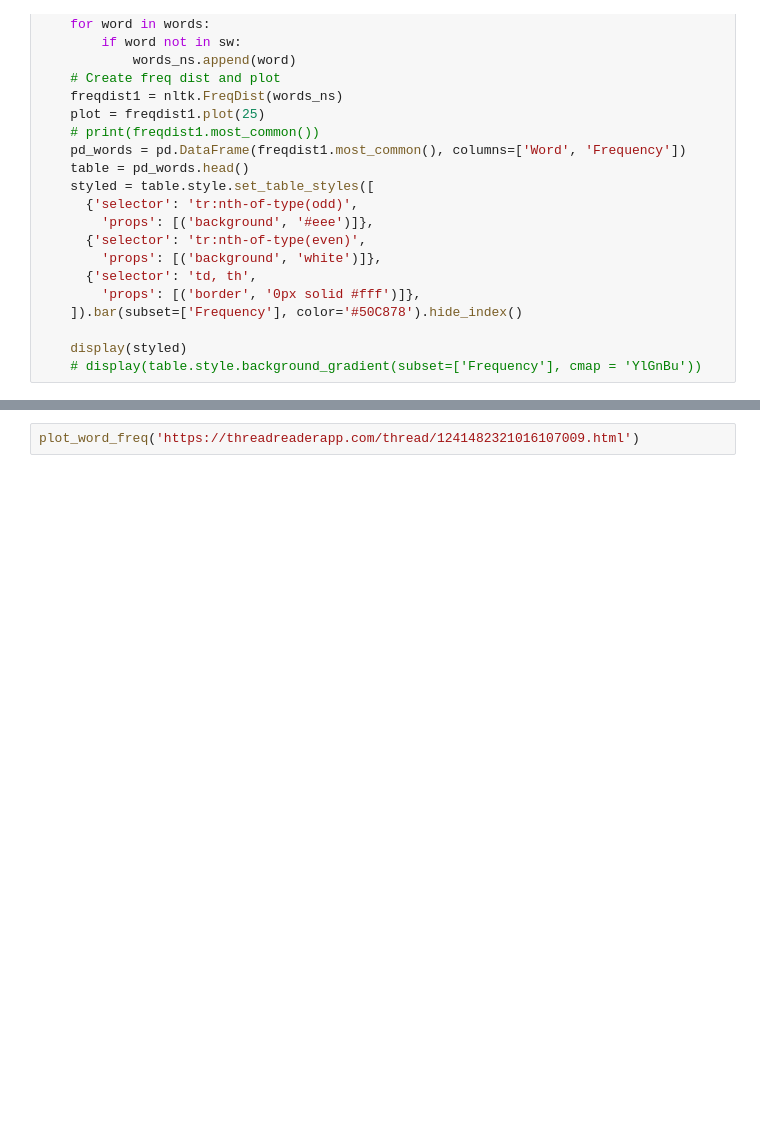
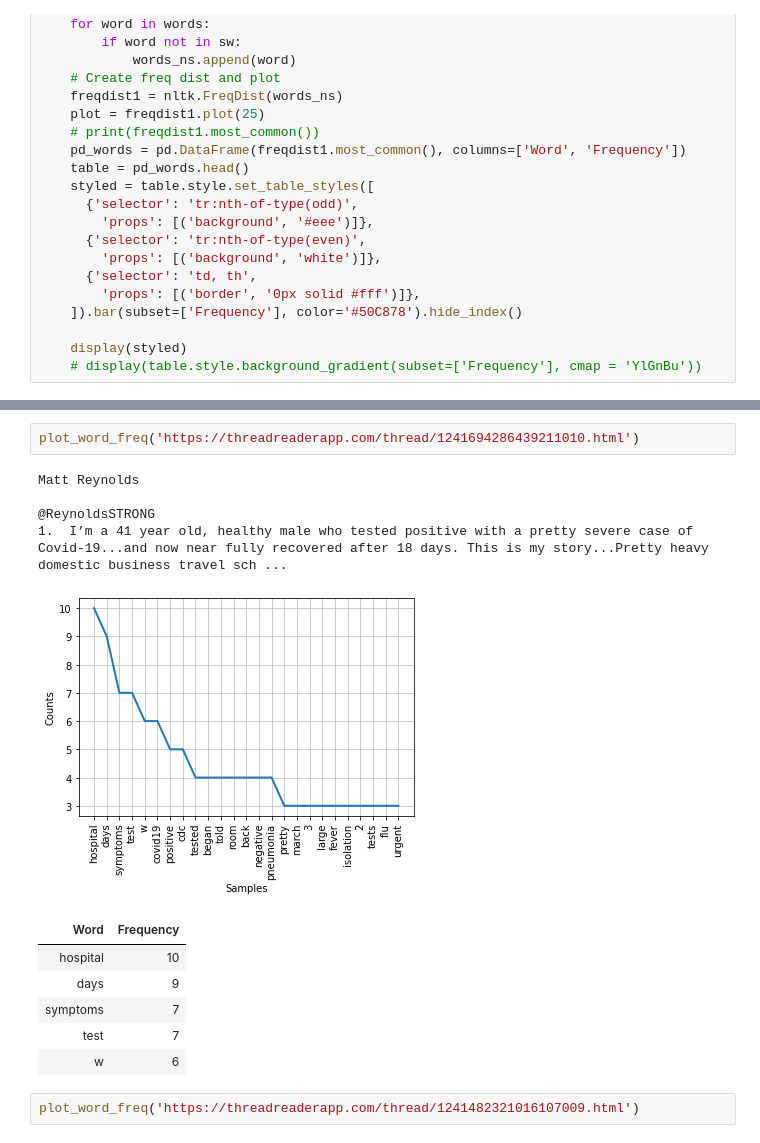
Before and after one commit to adg29/jupyter-sandbox, a Jupyter notebook: Word_frequencies_in_threadreaderapp_twitter_threads.ipynb, the cells around one changed output, grey strips where cells are left out. Saved outputs shown, nothing was run; the diff lists cells and outputs as text; blank space fills up the shorter version.

```diff
--- a/Word_frequencies_in_threadreaderapp_twitter_threads.ipynb
+++ b/Word_frequencies_in_threadreaderapp_twitter_threads.ipynb
@@ -90,3 +101,17 @@ def plot_word_freq(url):
+# %%
+plot_word_freq('https://threadreaderapp.com/thread/1241694286439211010.html')
+# %% [output]
+Matt Reynolds
+
+@ReynoldsSTRONG
+1.  I’m a 41 year old, healthy male who tested positive with a pretty severe case of Covid-19...and now near fully recovered after 18 days. This is my story...Pretty heavy domestic business travel sch ...
+[figure, added]
+| Word | Frequency |
+| hospital | 10 |
+| days | 9 |
+| symptoms | 7 |
+| test | 7 |
+| w | 6 |
 # %%
 plot_word_freq('https://threadreaderapp.com/thread/1241482321016107009.html')
 # %% [output]
```
Also changed, not shown: parts of 4 cells of this notebook.
